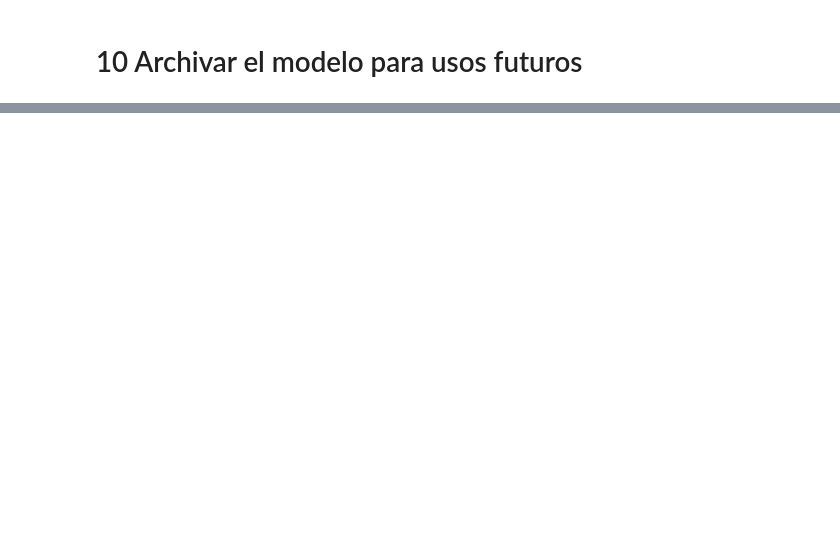
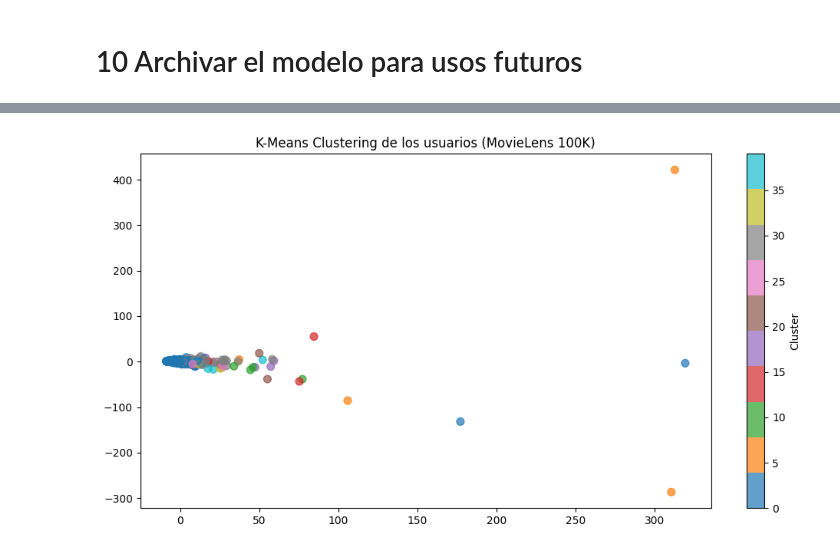
Before and after one commit to arroyofe/PR5_GI_rec_basado_modelos, a Jupyter notebook: pr5_v2_rec_basado_modelos.ipynb, the cells around one changed output, grey strips where cells are left out. Saved outputs shown, nothing was run; the diff lists cells and outputs as text; code cells hidden in the pictures; blank space fills up the shorter version.

```diff
--- a/pr5_v2_rec_basado_modelos.ipynb
+++ b/pr5_v2_rec_basado_modelos.ipynb
@@ -210,0 +272,17 @@ This implementation provides a solid foundation for a recommendation system that
+# %%
+# 4. Aplicar K-Means
+
+n_clusters = 40  # número de clusters ideal, ver 4.
+# A partir del codo 16  Wcss disminuye lentamente y no hay ganancia al añadir más
+kmeans = KMeans(n_clusters=n_clusters, random_state=42, n_init=10)
+clusters = kmeans.fit_predict(user_movie_scaled)
+
+# Añadir los centroides de los clusters a los usuarios utilisateurs
+user_clusters = pd.DataFrame({
+    "user_id": user_movie_matrix.index,
+    "cluster": clusters
+})
+
+# Comprobar el número de usuarios por cluster
+print("Cantidad de usuarios por cluster :")
+print(user_clusters["cluster"].value_counts())
@@ -210,0 +307,22 @@ This implementation provides a solid foundation for a recommendation system that
+# %%
+# 4. Reducción de la dimensión para su visualisación en dos dimensiones (usando PCA)
+
+pca = PCA(n_components=2)
+reduced_data = pca.fit_transform(user_movie_scaled)
+
+plt.figure(figsize=(12, 6))
+plt.scatter(
+    reduced_data[:, 0],
+    reduced_data[:, 1],
+    c=clusters,
+    cmap="tab10",
+    s=50,
+    alpha=0.7
+)
+plt.title("K-Means Clustering de los usuarios (MovieLens 100K)")
+plt.xlabel("")
+plt.ylabel("")
+plt.colorbar(label="Cluster")
+plt.show()
+# %% [output]
+[figure, added]
```
Also changed, not shown: parts of 19 cells of this notebook, 2 other files.
